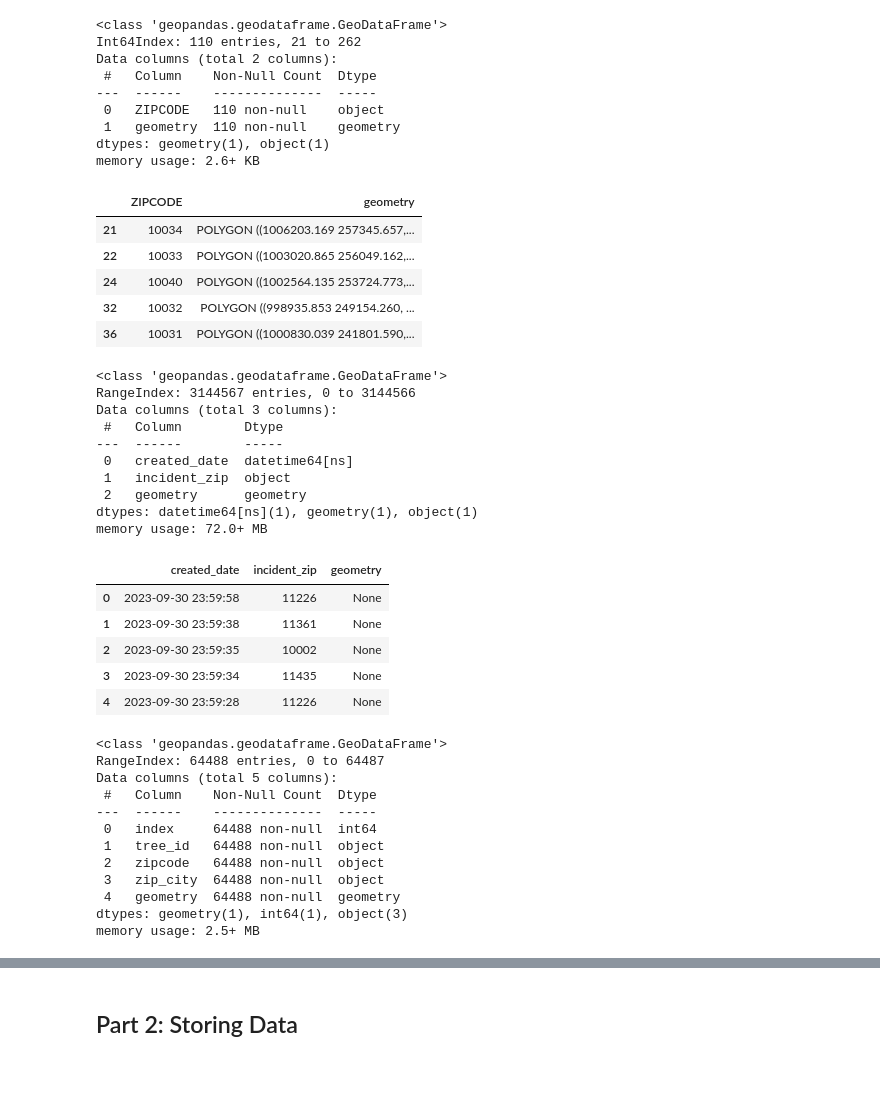
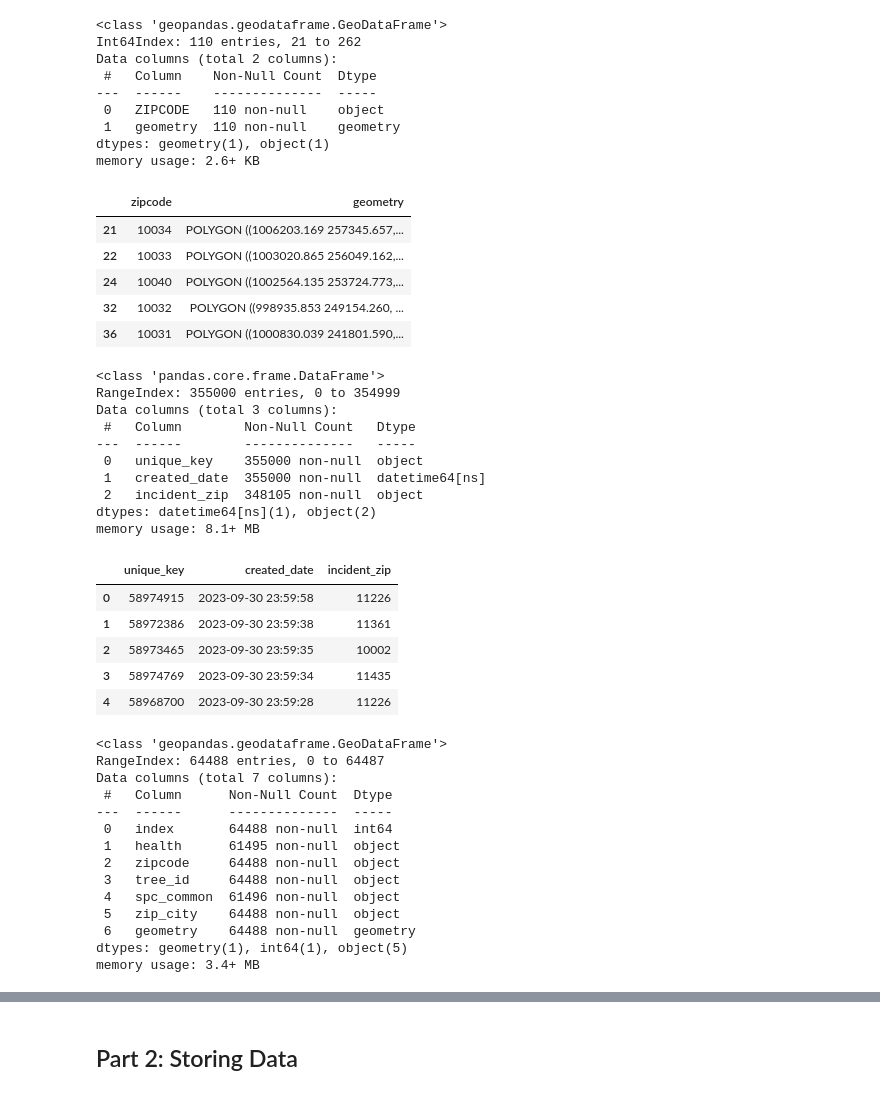
Before and after one commit to rma241/Final-Project-Group34, a Jupyter notebook: Project.ipynb, the cells around one changed output, grey strips where cells are left out. Saved outputs shown, nothing was run; the diff lists cells and outputs as text; code cells hidden in the pictures.

Commit message:
Further changes to data cleaning and part3 of 2&3&5
Changed the time bounds of 311 and rent data based on the following question;
Some of the questions in part3 are answered.

```diff
--- a/Project.ipynb
+++ b/Project.ipynb
@@ -33,7 +36,7 @@ from sqlalchemy.orm import declarative_base
 # Any constants you might need; some have been added for you
 
 # Where data files will be read from/written to - this should already exist
-DATA_DIR = pathlib.Path("data")
+DATA_DIR = pathlib.Path("/Users/sun/Documents/GitHub/Final-Project-Group34/data")
 ZIPCODE_DATA_FILE = DATA_DIR / "nyc_zipcodes" / "nyc_zipcodes.shp"
 ZILLOW_DATA_FILE = DATA_DIR / "zillow_rent_data.csv"
 
@@ -45,20 +48,24 @@ NYC_DATA_TREES = "5rq2-4hqu.geojson"
 
 DB_NAME = "Final_project"
 DB_USER = "postgres"
-DB_URL = f"postgres+psycopg2://{DB_USER}@localhost/{DB_NAME}"
+DB_PASSWORD = "yq001018"
+DB_HOST = "localhost"
+DB_PORT = "5432"
+
+DB_URL = f"postgresql://{DB_USER}:{DB_PASSWORD}@{DB_HOST}:{DB_PORT}/{DB_NAME}"
 DB_SCHEMA_FILE = "schema.sql"
 
 # directory where DB queries for Part 3 will be saved
-QUERY_DIR = pathlib.Path("queries")
+QUERY_DIR = pathlib.Path("/Users/sun/Documents/GitHub/Final-Project-Group34/queries")
 
 
 endpoint_331 = f"{BASE_NYC_DATA_URL}resource/{NYC_DATA_311}?\
-$select=created_date,incident_zip&\
-$where= created_date between '2022-10-01' and'2023-10-01'&$limit=3155000&\
+$select=unique_key,created_date,incident_zip&\
+$where= created_date between '2015-01-01' and'2023-10-01'&$limit=355000&\
 $$app_token={NYC_DATA_APP_TOKEN}"
 
 endpoint_trees = f"{BASE_NYC_DATA_URL}resource/{NYC_DATA_TREES}?"\
-                 "$select=tree_id,the_geom,zipcode,zip_city&"\
+                 "$select=tree_id,the_geom,zipcode,zip_city,health,spc_common&"\
                  f"$$app_token={NYC_DATA_APP_TOKEN}&$limit=65000 &$where= zip_city='New York'"
 # %% [markdown]
 ## Part 1: Data Preprocessing
@@ -72,7 +79,7 @@ def load_and_clean_zipcodes():
 def download_and_clean_311_data():
     content = requests.get(endpoint_331)
     data_331 = gpd.read_file(content.text)
-    return data_331[["created_date","incident_zip"]]
+    return data_331[["unique_key","created_date","incident_zip"]]
 # %%
 def download_and_clean_tree_data():
     content = requests.get(endpoint_trees)
@@ -82,14 +89,14 @@ def download_and_clean_tree_data():
 def load_and_clean_zillow_data():
     zillow_df = gpd.read_file(ZILLOW_DATA_FILE)
     zillow_df = zillow_df[zillow_df['City'] == 'New York']
-    date_columns = [col for col in zillow_df if col >= '2022-10-01' and col <= '2023-09-30']
+    date_columns = [col for col in zillow_df if col >= '2015-01-31' and col <= '2023-09-30']
 
     for col in date_columns:
         zillow_df[col] = pd.to_numeric(zillow_df[col], errors='coerce')
 
     zillow_df['AverageRent'] = zillow_df[date_columns].mean(axis=1, skipna=True,)
     zillow_df.rename(columns={'RegionName': 'Zip_code'},inplace=True)
-    return zillow_df[['Zip_code',"AverageRent"]]
+    return zillow_df[["RegionID",'Zip_code',"AverageRent"] + date_columns]
 # %%
 def load_all_data():
     geodf_zipcode_data = load_and_clean_zipcodes()
@@ -119,9 +126,10 @@ dtypes: geometry(1), object(1)
 memory usage: 2.6+ KB
 # %%
 # Show first 5 entries about each dataframe
+geodf_zipcode_data.rename(columns={'ZIPCODE': 'zipcode'}, inplace=True)
 geodf_zipcode_data.head()
 # %% [output]
-|  | ZIPCODE | geometry |
+|  | zipcode | geometry |
 | 21 | 10034 | POLYGON ((1006203.169 257345.657,... |
 | 22 | 10033 | POLYGON ((1003020.865 256049.162,... |
 | 24 | 10040 | POLYGON ((1002564.135 253724.773,... |
@@ -130,40 +138,42 @@ geodf_zipcode_data.head()
 # %%
 geodf_311_data.info()
 # %% [output]
-<class 'geopandas.geodataframe.GeoDataFrame'>
-RangeIndex: 3144567 entries, 0 to 3144566
+<class 'pandas.core.frame.DataFrame'>
+RangeIndex: 355000 entries, 0 to 354999
 Data columns (total 3 columns):
- #   Column        Dtype
----  ------        -----
- 0   created_date  datetime64[ns]
- 1   incident_zip  object
- 2   geometry      geometry
-dtypes: datetime64[ns](1), geometry(1), object(1)
-memory usage: 72.0+ MB
+ #   Column        Non-Null Count   Dtype
+---  ------        --------------   -----
+ 0   unique_key    355000 non-null  object
+ 1   created_date  355000 non-null  datetime64[ns]
+ 2   incident_zip  348105 non-null  object
+dtypes: datetime64[ns](1), object(2)
+memory usage: 8.1+ MB
 # %%
 geodf_311_data.head()
 # %% [output]
-|  | created_date | incident_zip | geometry |
-| 0 | 2023-09-30 23:59:58 | 11226 | None |
-| 1 | 2023-09-30 23:59:38 | 11361 | None |
-| 2 | 2023-09-30 23:59:35 | 10002 | None |
-| 3 | 2023-09-30 23:59:34 | 11435 | None |
-| 4 | 2023-09-30 23:59:28 | 11226 | None |
+|  | unique_key | created_date | incident_zip |
+| 0 | 58974915 | 2023-09-30 23:59:58 | 11226 |
+| 1 | 58972386 | 2023-09-30 23:59:38 | 11361 |
+| 2 | 58973465 | 2023-09-30 23:59:35 | 10002 |
+| 3 | 58974769 | 2023-09-30 23:59:34 | 11435 |
+| 4 | 58968700 | 2023-09-30 23:59:28 | 11226 |
 # %%
 geodf_tree_data.info()
 # %% [output]
 <class 'geopandas.geodataframe.GeoDataFrame'>
 RangeIndex: 64488 entries, 0 to 64487
-Data columns (total 5 columns):
- #   Column    Non-Null Count  Dtype
----  ------    --------------  -----
- 0   index     64488 non-null  int64
- 1   tree_id   64488 non-null  object
- 2   zipcode   64488 non-null  object
- 3   zip_city  64488 non-null  object
- 4   geometry  64488 non-null  geometry
-dtypes: geometry(1), int64(1), object(3)
-memory usage: 2.5+ MB
+Data columns (total 7 columns):
+ #   Column      Non-Null Count  Dtype
+---  ------      --------------  -----
+ 0   index       64488 non-null  int64
+ 1   health      61495 non-null  object
+ 2   zipcode     64488 non-null  object
+ 3   tree_id     64488 non-null  object
+ 4   spc_common  61496 non-null  object
+ 5   zip_city    64488 non-null  object
+ 6   geometry    64488 non-null  geometry
+dtypes: geometry(1), int64(1), object(5)
+memory usage: 3.4+ MB
 # %%
 geodf_tree_data.head()
 # %% [output]
```
Also changed, not shown: parts of 39 cells of this notebook.
